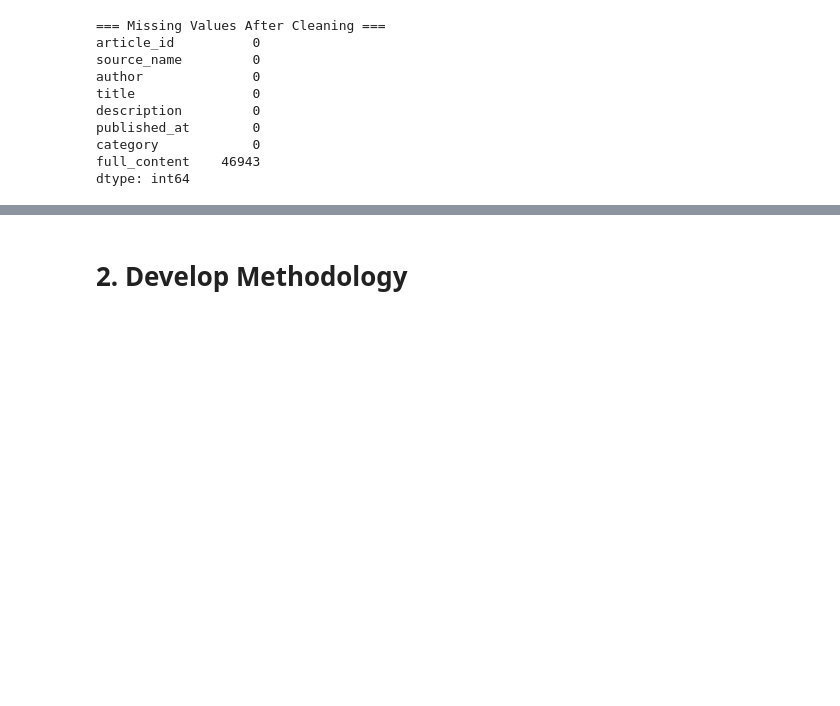
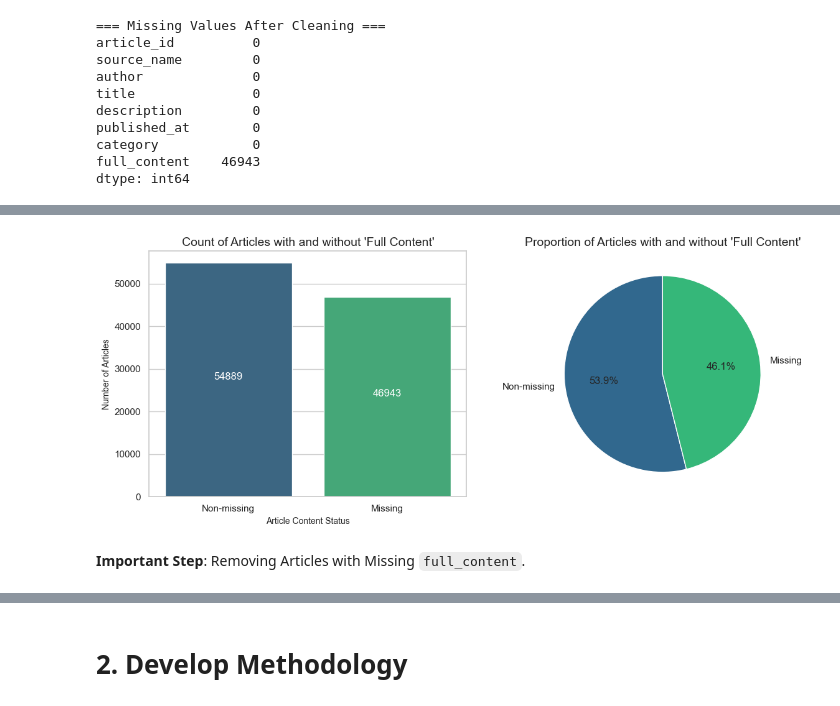
Before and after one commit to Enzo280100/textmining_hw02, a Jupyter notebook: hw02.ipynb, the cells around one changed output, grey strips where cells are left out. Saved outputs shown, nothing was run; the diff lists cells and outputs as text; code cells hidden in the pictures; blank space fills up the shorter version.

```diff
--- a/hw02.ipynb
+++ b/hw02.ipynb
@@ -142,2 +138,39 @@ print(tabulate(sample_df, headers='keys', tablefmt='psql'))
+# %%
+# Setting up a visual style
+sns.set(style="whitegrid")
+
+# Creating a summary
+total_articles = len(df)
+non_missing_count = df['full_content'].notna().sum()
+missing_count = df['full_content'].isna().sum()
+
+# Data for visualization
+labels = ['Non-missing', 'Missing']
+values = [non_missing_count, missing_count]
+
+# Create a figure with two subplots
+fig, axes = plt.subplots(1, 2, figsize=(12, 5))
+
+# Bar Chart
+sns.barplot(x=labels, y=values, palette="viridis", ax=axes[0])
+axes[0].set_title("Count of Articles with and without 'Full Content'", fontsize=14)
+axes[0].set_xlabel("Article Content Status", fontsize=10)
+axes[0].set_ylabel("Number of Articles", fontsize=10)
+
+# Annotate bars
+for i, count in enumerate(values):
+    axes[0].text(i, count * 0.5, f"{count}", ha='center', fontsize=12, color='white')
+
+# Pie Chart
+colors = sns.color_palette("viridis", 2)
+axes[1].pie(values, labels=labels, autopct='%1.1f%%', startangle=90, colors=colors)
+axes[1].set_title("Proportion of Articles with and without 'Full Content'", fontsize=14)
+
+plt.tight_layout()
+plt.show()
+# %% [output]
+[figure, added]
+# %% [markdown]
+**Important Step**: Removing Articles with Missing `full_content`.
 # %%
 df.dropna(subset=['full_content'], inplace=True)
```
Also changed, not shown: parts of 35 cells of this notebook, 3 other files.
